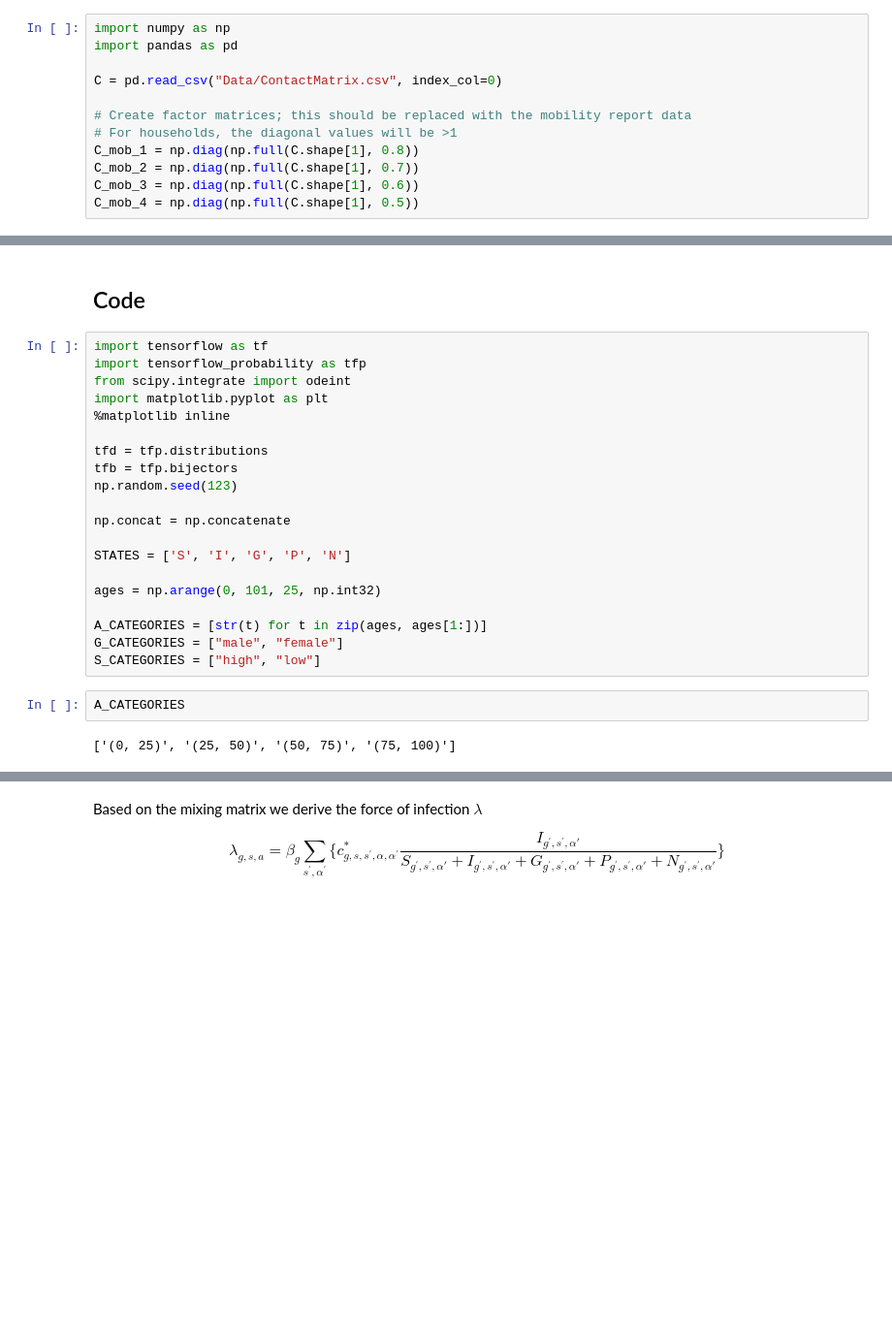
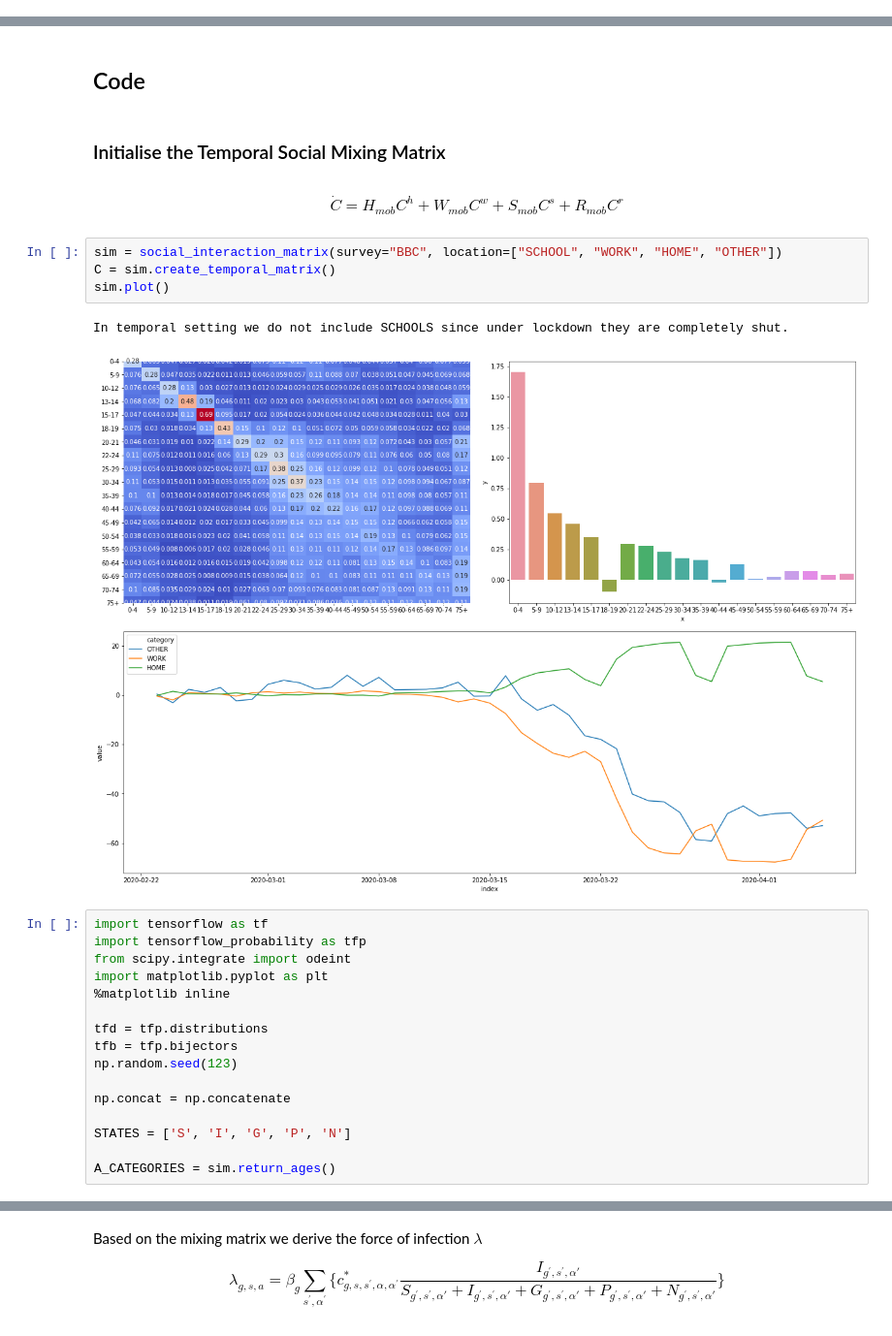
Before and after one commit to epidemic-research-team/compartmental-epidemic-model, a Jupyter notebook: CompartmentModelSimulationTF.ipynb, the cells around one changed output, grey strips where cells are left out. Shown at 97% size. Drawn from its saved outputs; the diff is of its cells as text; blank space fills up the shorter version.

Commit message:
Added the social mixing matrix in the script

```diff
--- a/CompartmentModelSimulationTF.ipynb
+++ b/CompartmentModelSimulationTF.ipynb
@@ -92,15 +92,3 @@ The SIR model from before, with a social mixing component will take the form
 \dot{I}  & =  \beta \dot{C} \frac{SI}{N} - \gamma I  \\
 \dot{R}  & =  \gamma I
 \end{align*}
-# %%
-import numpy as np
-import pandas as pd
-
-C = pd.read_csv("Data/ContactMatrix.csv", index_col=0)
-
-# Create factor matrices; this should be replaced with the mobility report data
-# For households, the diagonal values will be >1
-C_mob_1 = np.diag(np.full(C.shape[1], 0.8))
-C_mob_2 = np.diag(np.full(C.shape[1], 0.7))
-C_mob_3 = np.diag(np.full(C.shape[1], 0.6))
-C_mob_4 = np.diag(np.full(C.shape[1], 0.5))
@@ -202,6 +348,19 @@ NGM  = \frac{\mathcal{R}_{0}}{\rho(\dot{C})} \dot{C}
 \end{equation}
 # %% [markdown]
 ## Code
+# %% [markdown]
+### Initialise the Temporal Social Mixing Matrix
+# %% [markdown]
+\begin{equation}
+\dot{C} = H_{mob}C^{h} + W_{mob}C^{w} + S_{mob}C^{s} + R_{mob}C^{r}
+\end{equation}
+# %%
+sim = social_interaction_matrix(survey="BBC", location=["SCHOOL", "WORK", "HOME", "OTHER"])
+C = sim.create_temporal_matrix()
+sim.plot()
+# %% [output]
+In temporal setting we do not include SCHOOLS since under lockdown they are completely shut.
+[figure, added]
 # %%
 import tensorflow as tf
 import tensorflow_probability as tfp
@@ -217,12 +376,4 @@ np.concat = np.concatenate
 
 STATES = ['S', 'I', 'G', 'P', 'N']
 
-ages = np.arange(0, 101, 25, np.int32)
-
-A_CATEGORIES = [str(t) for t in zip(ages, ages[1:])]
-G_CATEGORIES = ["male", "female"]
-S_CATEGORIES = ["high", "low"]
+A_CATEGORIES = sim.return_ages()
-# %%
-A_CATEGORIES
-# %% [output]
-['(0, 25)', '(25, 50)', '(50, 75)', '(75, 100)']
```
Also changed, not shown: parts of 12 cells of this notebook, 6 other files.
